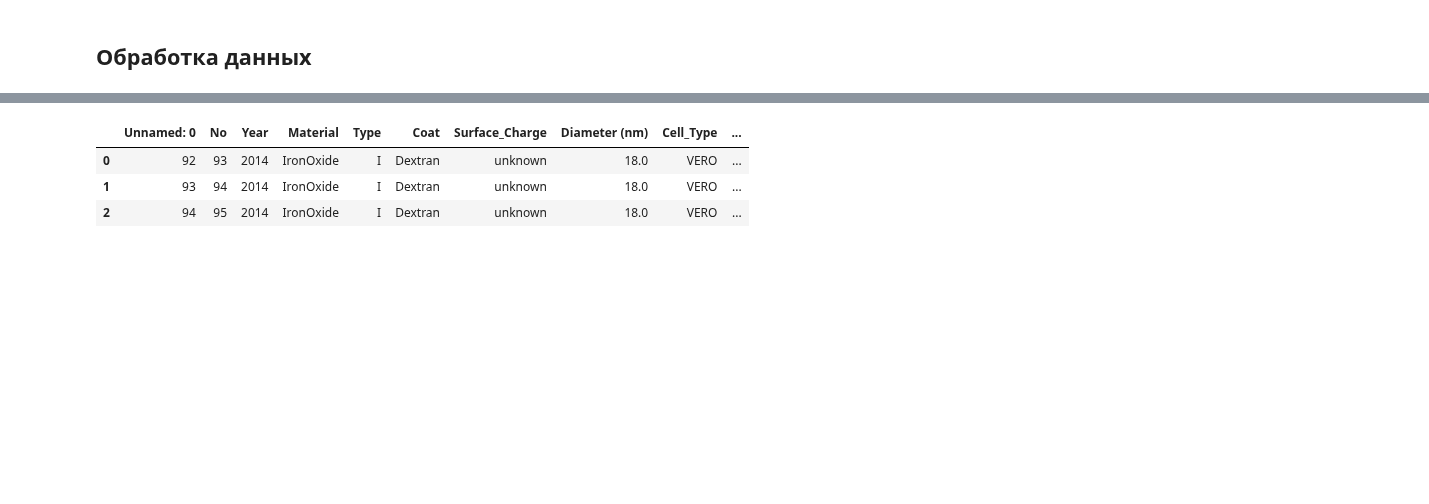
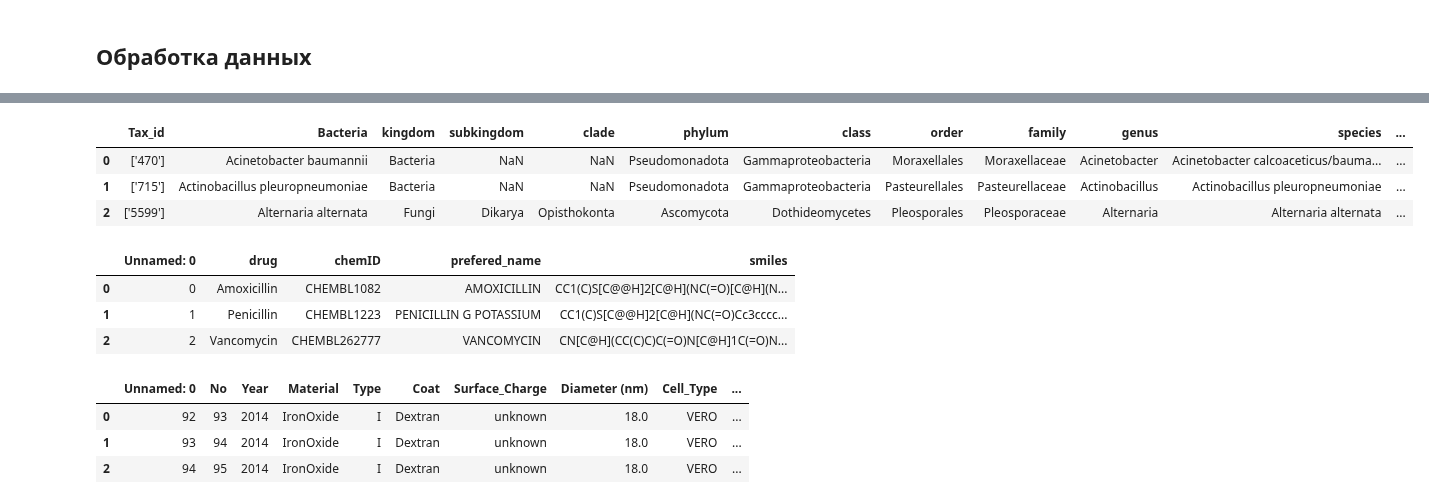
Before and after one commit to dobrotvorn/DataCon23, a Jupyter notebook: HacatonNotebook.ipynb, the cells around one changed output, grey strips where cells are left out. Cells and saved outputs as stored; diff of their text form; code cells hidden in the pictures; blank space fills up the shorter version.

```diff
--- a/HacatonNotebook.ipynb
+++ b/HacatonNotebook.ipynb
@@ -107,7 +107,7 @@ global path2secondDb
 global numerics
 numerics = ['int16', 'int32', 'int64', 'float16', 'float32', 'float64']
 path2data = '/content/data.csv' if 'google.colab' in sys.modules else 'data.csv'
-path2bac_descr = '/content/bacterial_descriptors.csvv' if 'google.colab' in sys.modules else 'bacterial_descriptors.csv'
+path2bac_descr = '/content/bacterial_descriptors.csv' if 'google.colab' in sys.modules else 'bacterial_descriptors.csv'
 path2drug_descr = '/content/drug_descriptors.csv' if 'google.colab' in sys.modules else 'drug_descriptors.csv'
 # %% [markdown]
 ### Скачиваем данные
@@ -140,3 +136,19 @@ fdb.head(7)
+# %%
+fdb_bak = pd.read_csv(path2bac_descr)
+fdb_bak.head(3)
+# %% [output]
+|  | Tax_id | Bacteria | kingdom | subkingdom | clade | phylum | class | order | family | genus | species | ... |
+| 0 | ['470'] | Acinetobacter baumannii | Bacteria | NaN | NaN | Pseudomonadota | Gammaproteobacteria | Moraxellales | Moraxellaceae | Acinetobacter | Acinetobacter calcoaceticus/bauma... | ... |
+| 1 | ['715'] | Actinobacillus pleuropneumoniae | Bacteria | NaN | NaN | Pseudomonadota | Gammaproteobacteria | Pasteurellales | Pasteurellaceae | Actinobacillus | Actinobacillus pleuropneumoniae | ... |
+| 2 | ['5599'] | Alternaria alternata | Fungi | Dikarya | Opisthokonta | Ascomycota | Dothideomycetes | Pleosporales | Pleosporaceae | Alternaria | Alternaria alternata | ... |
+# %%
+fdb_drug = pd.read_csv(path2drug_descr)
+fdb_drug.head(3)
+# %% [output]
+|  | Unnamed: 0 | drug | chemID | prefered_name | smiles |
+| 0 | 0 | Amoxicillin | CHEMBL1082 | AMOXICILLIN | CC1(C)S[C@@H]2[C@H](NC(=O)[C@H](N... |
+| 1 | 1 | Penicillin | CHEMBL1223 | PENICILLIN G POTASSIUM | CC1(C)S[C@@H]2[C@H](NC(=O)Cc3cccc... |
+| 2 | 2 | Vancomycin | CHEMBL262777 | VANCOMYCIN | CN[C@H](CC(C)C)C(=O)N[C@H]1C(=O)N... |
 # %%
 # Сразу же видим выброс в 6й строчке -> обработаем:
 fdb.iloc[6,5] = fdb.iloc[6,5]* 10 ** 20
```
Also changed, not shown: parts of 2 cells of this notebook.
